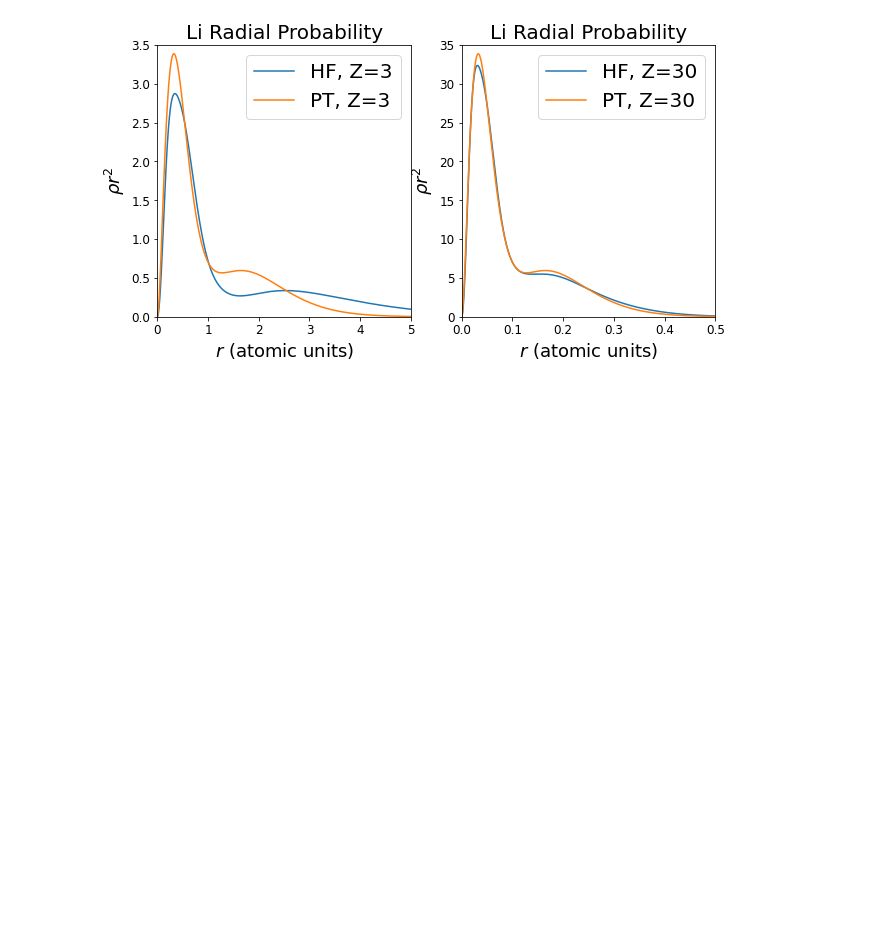
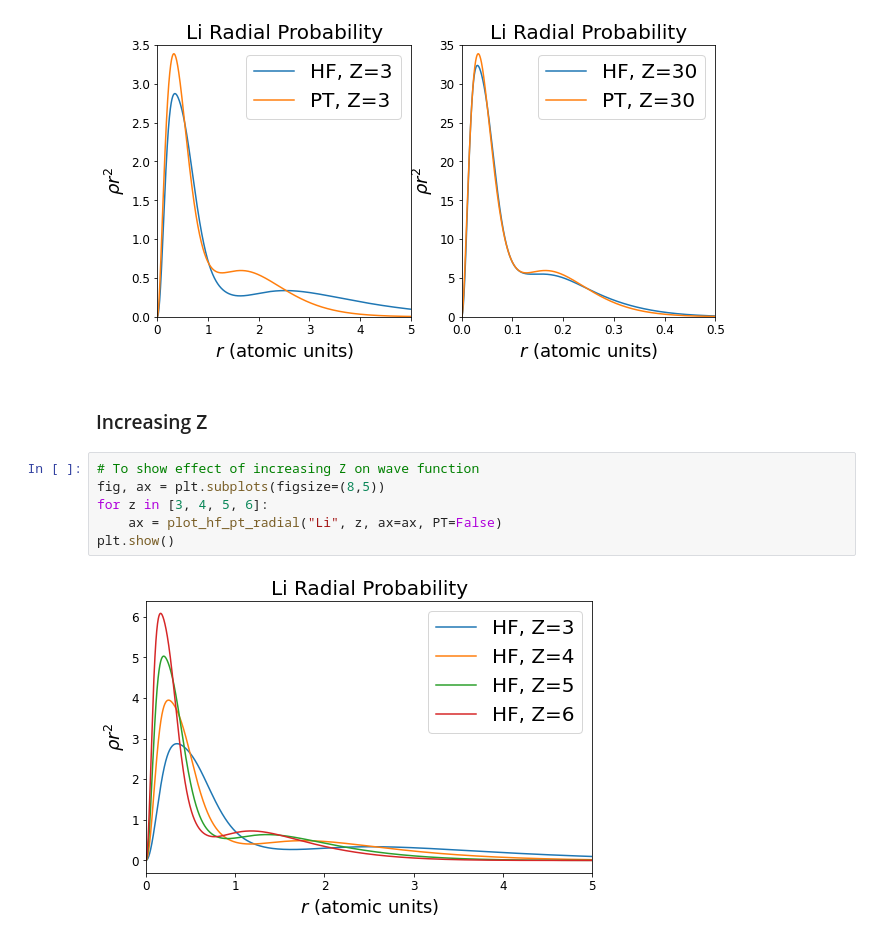
Before and after one commit to eslardet/quantum-chemistry-dissertation, a Jupyter notebook: figures.ipynb, the cells around one changed output. Drawn from its saved outputs; the diff is of its cells as text; blank space fills up the shorter version.

Commit message:
added increasing Z wfns

```diff
--- a/figures.ipynb
+++ b/figures.ipynb
@@ -483,3 +483,13 @@ ax[1].set_ylim([0, 35])
 plt.show()
 # %% [output]
 [figure]
+# %% [markdown]
+### Increasing Z
+# %%
+# To show effect of increasing Z on wave function
+fig, ax = plt.subplots(figsize=(8,5))
+for z in [3, 4, 5, 6]:
+    ax = plot_hf_pt_radial("Li", z, ax=ax, PT=False)
+plt.show()
+# %% [output]
+[figure, added]
```
Also changed, not shown: parts of 1 cell of this notebook.
